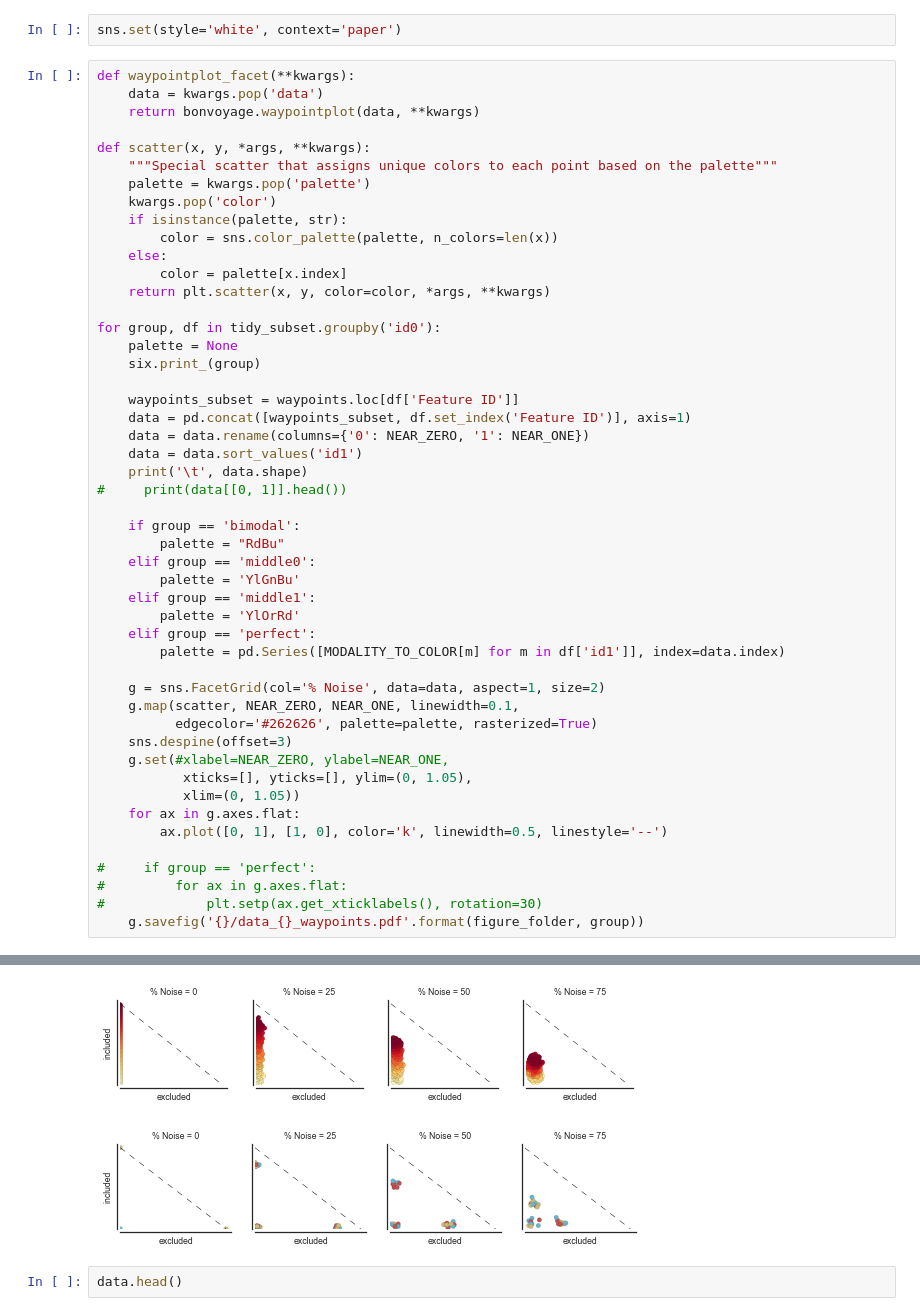
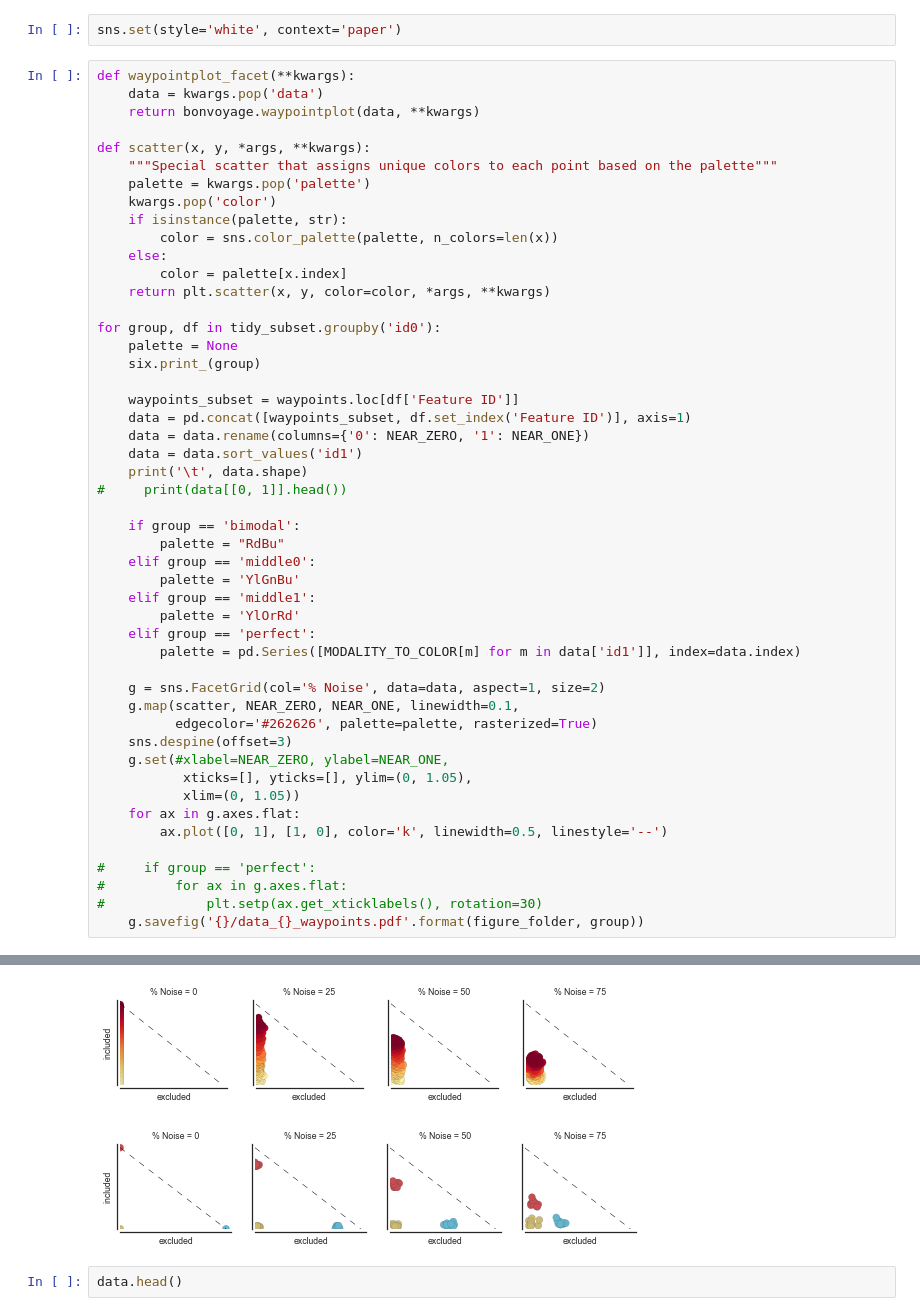
Before and after one commit to YeoLab/singlecell_pnm, a Jupyter notebook: S10._Supplementary_Figure_10/002_waypointplots.ipynb, the cells around one changed output, grey strips where cells are left out. Cells and saved outputs as stored; diff of their text form.

```diff
--- a/S10._Supplementary_Figure_10/002_waypointplots.ipynb
+++ b/S10._Supplementary_Figure_10/002_waypointplots.ipynb
@@ -199,35 +199,35 @@ for group, df in tidy_subset.groupby('id0'):
     elif group == 'middle1':
         palette = 'YlOrRd'
     elif group == 'perfect':
-        palette = pd.Series([MODALITY_TO_COLOR[m] for m in df['id1']], index=data.index)
+        palette = pd.Series([MODALITY_TO_COLOR[m] for m in data['id1']], index=data.index)
 
     g = sns.FacetGrid(col='% Noise', data=data, aspect=1, size=2)
     g.map(scatter, NEAR_ZERO, NEAR_ONE, linewidth=0.1,
           edgecolor='#262626', palette=palette, rasterized=True)
     sns.despine(offset=3)
     g.set(#xlabel=NEAR_ZERO, ylabel=NEAR_ONE,
            xticks=[], yticks=[], ylim=(0, 1.05),
            xlim=(0, 1.05))
     for ax in g.axes.flat:
         ax.plot([0, 1], [1, 0], color='k', linewidth=0.5, linestyle='--')
 
 #     if group == 'perfect':
 #         for ax in g.axes.flat:
 #             plt.setp(ax.get_xticklabels(), rotation=30)
     g.savefig('{}/data_{}_waypoints.pdf'.format(figure_folder, group))
 # %% [output]
 bimodal
          (3069, 10)
 middle0
          (3069, 10)
 middle1
          (3069, 10)
 perfect
          (93, 10)
 [figure]
 [figure]
 [figure]
-[figure, old version]
+[figure, new version]
 # %%
 data.head()
 # %% [output]
```
Also changed, not shown: 40 other files.
